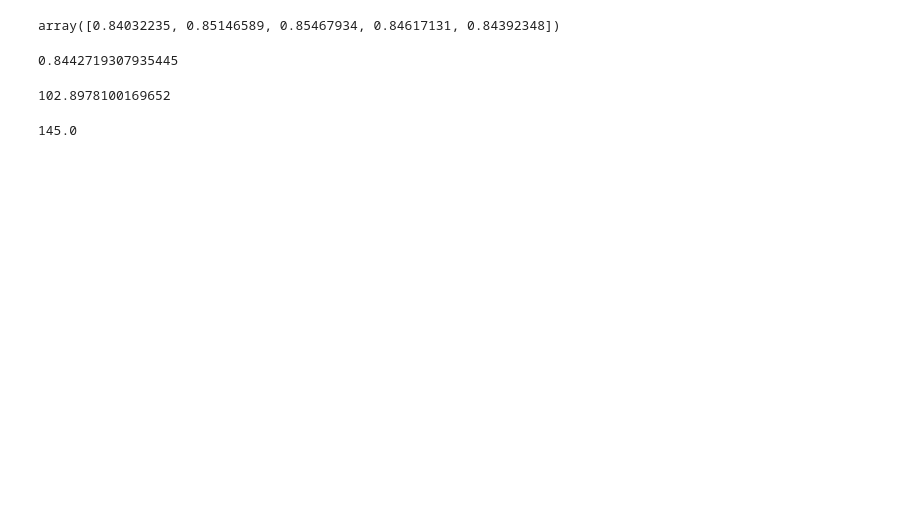
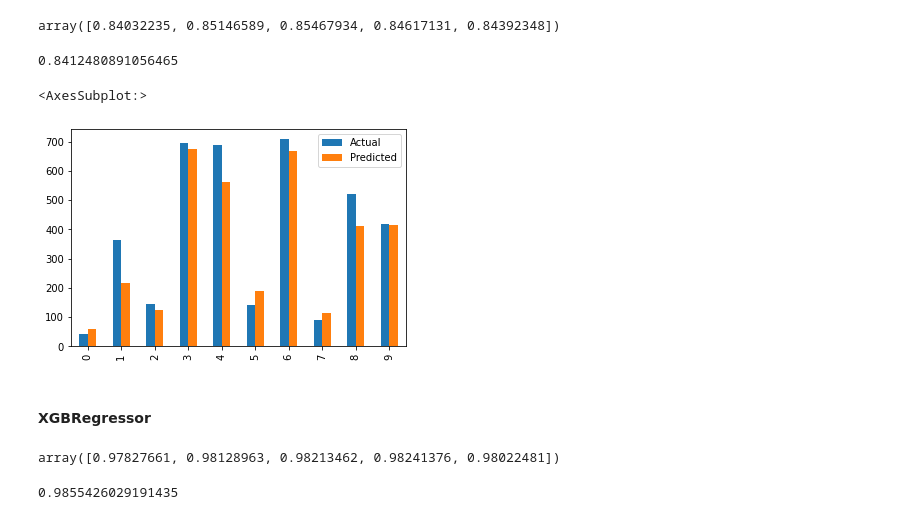
Before and after one commit to julienbaron/StockX-Sneaker-Data-Contest, a Jupyter notebook: StockX-Sneaker-Data-Contest.ipynb, the cells around one changed output. Cells and saved outputs as stored; diff of their text form; code cells hidden in the pictures; blank space fills up the shorter version.

Commit message:
add XGBRegressor

```diff
--- a/StockX-Sneaker-Data-Contest.ipynb
+++ b/StockX-Sneaker-Data-Contest.ipynb
@@ -396,2 +372,21 @@ array([0.84032235, 0.85146589, 0.85467934, 0.84617131, 0.84392348])
 # %%
-y_pred = model_lasso.predict(x_test)
+y_pred_lasso = model_lasso.predict(x_test)
+# %%
+ r2_score(y_test, y_pred_lasso)
+# %% [output]
+0.8412480891056465
+# %%
+evaluate_lasso = pd.DataFrame({'Actual': y_test.values.flatten(), 'Predicted': y_pred_lasso.flatten()})
+# %%
+evaluate_lasso.head(10).plot(kind = 'bar')
+# %% [output]
+<AxesSubplot:>
+[figure, added]
+# %% [markdown]
+#### XGBRegressor
+# %%
+model = XGBRegressor()
+model_boosting = model.fit(X, Y)
+cross_val_score(model_boosting, X, Y, cv=cv)
+# %% [output]
+array([0.97827661, 0.98128963, 0.98213462, 0.98241376, 0.98022481])
@@ -398,13 +395,5 @@ y_pred = model_lasso.predict(x_test)
 # %%
 from sklearn.metrics import r2_score
-r2_score(y_test, y_pred)
+r2_score(y_test, y_pred_boost)
 # %% [output]
-0.8442719307935445
+0.9855426029191435
-# %%
-y_pred[2]
-# %% [output]
-102.8978100169652
-# %%
-y_test.iloc[2]
-# %% [output]
-145.0
```
Also changed, not shown: parts of 12 cells of this notebook.
